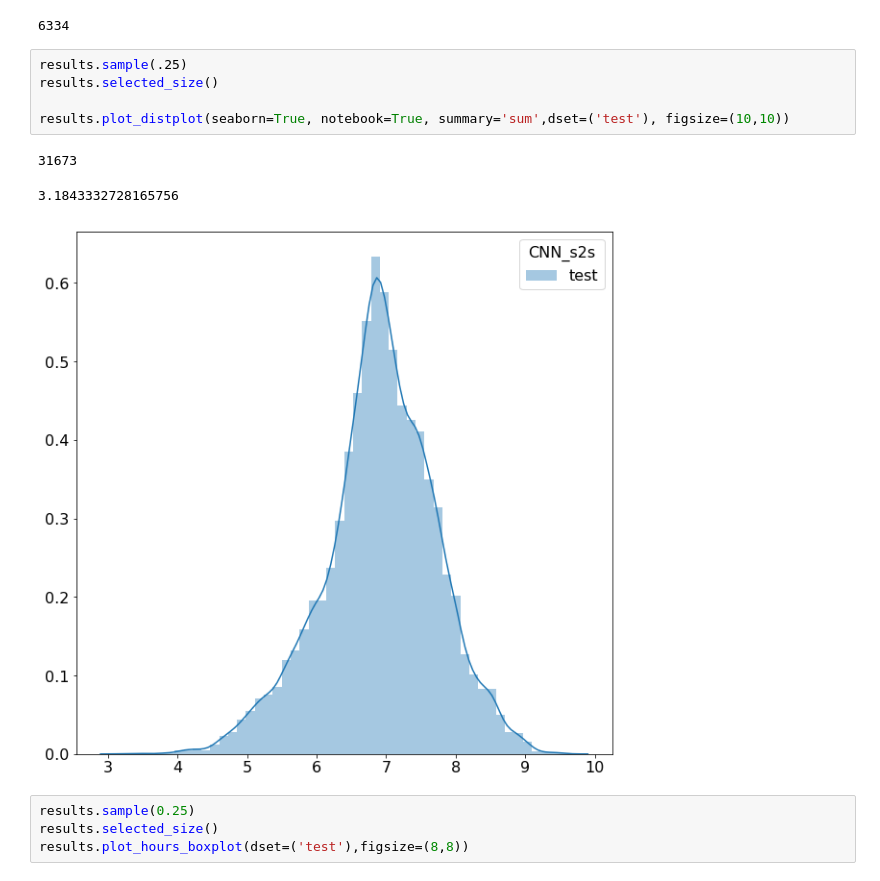
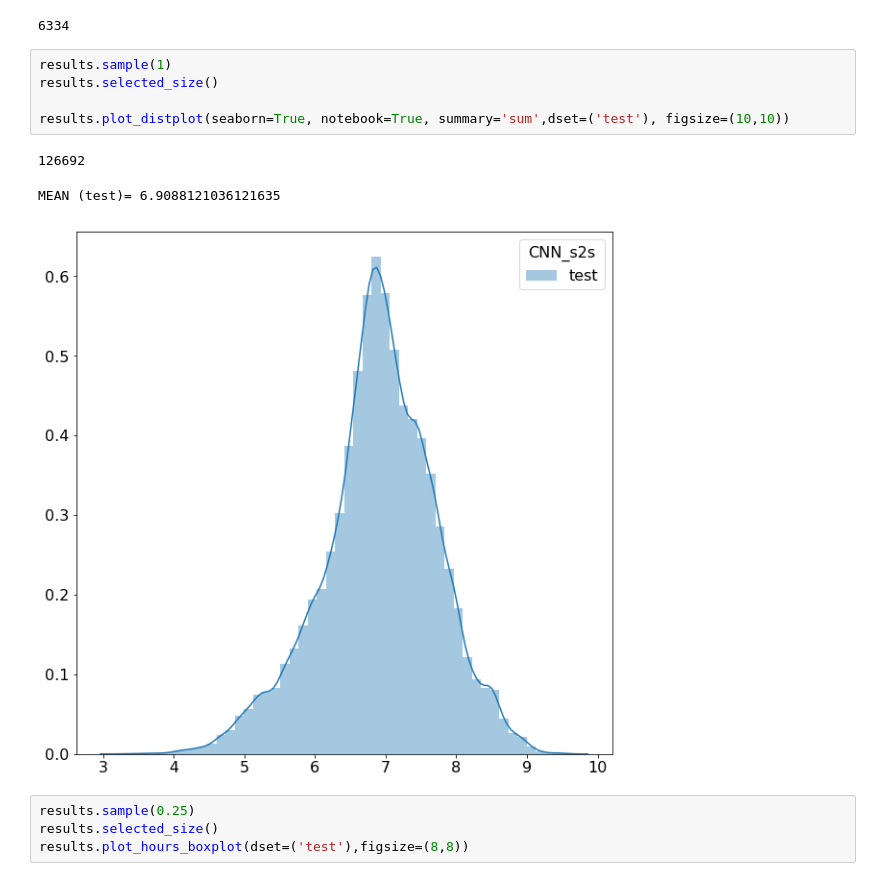
Before and after one commit to bejar/Wind, a Jupyter notebook: Notebooks/0EnergiesStatisticsFullExpIndividual.ipynb, the cells around one changed output. Drawn from its saved outputs; the diff is of its cells as text.

```diff
--- a/Notebooks/0EnergiesStatisticsFullExpIndividual.ipynb
+++ b/Notebooks/0EnergiesStatisticsFullExpIndividual.ipynb
@@ -123,14 +126,14 @@ results.plot_map(dset=('test'),figsize=(1200,800))
 # %% [output]
 6334
 # %%
-results.sample(.25)
+results.sample(1)
 results.selected_size()
 
 results.plot_distplot(seaborn=True, notebook=True, summary='sum',dset=('test'), figsize=(10,10))
 # %% [output]
-31673
+126692
-3.1843332728165756
+MEAN (test)= 6.9088121036121635
-[figure, old version]
+[figure, new version]
 # %%
 results.sample(0.25)
 results.selected_size()
```
Also changed, not shown: parts of 17 cells of this notebook, 6 other files.
